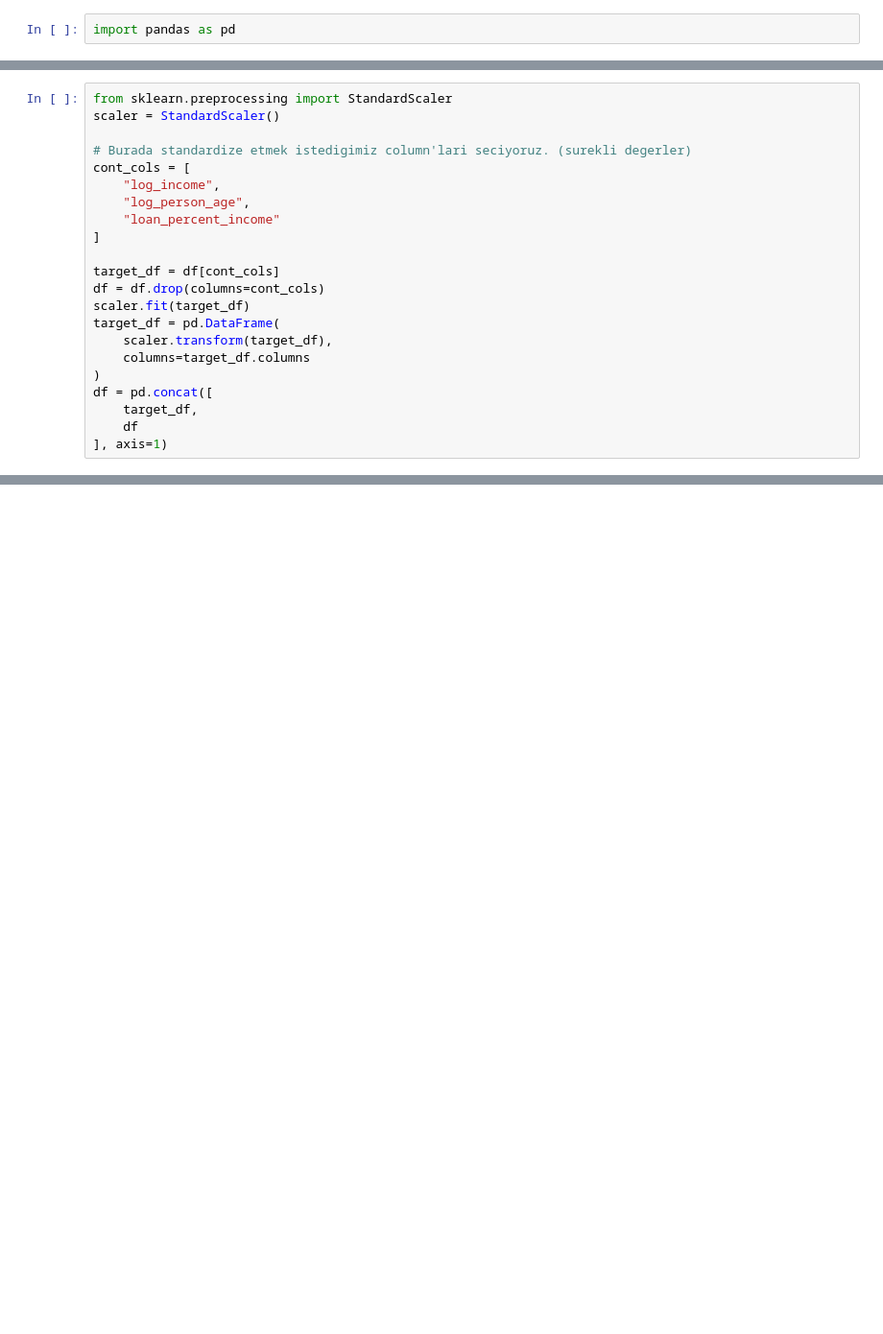
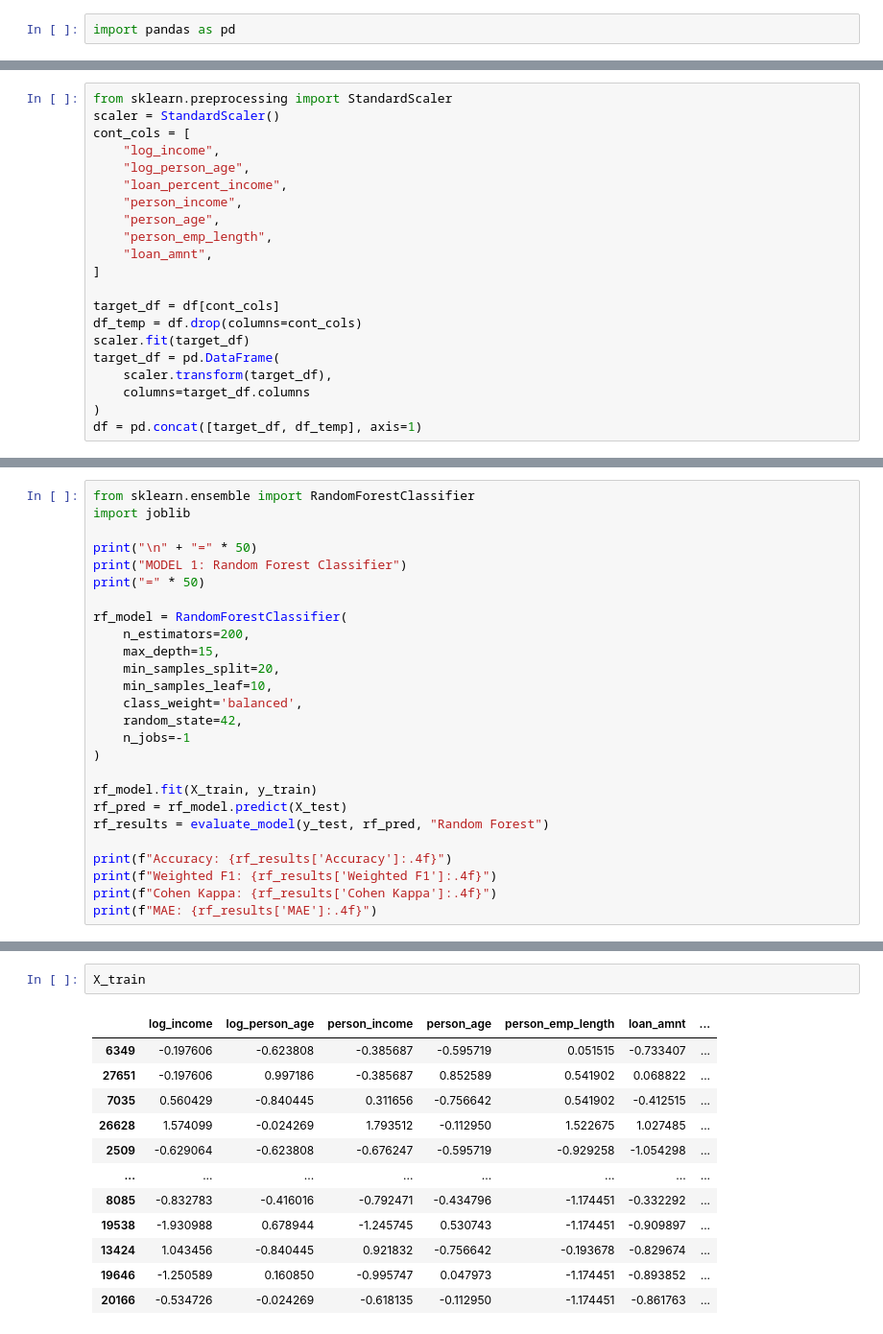
Before and after one commit to ege-eker/Credit-Score-Predict, a Jupyter notebook: train.ipynb, the cells around one changed output, grey strips where cells are left out. Shown at 96% size. Drawn from its saved outputs; the diff is of its cells as text; blank space fills up the shorter version.

Commit message:
feat: introduce inference functions and training notebook

```diff
--- a/train.ipynb
+++ b/train.ipynb
@@ -80,25 +86,24 @@ loan_percent_income         -1.515502  6.231904 -2.865182e-16
 # %%
 from sklearn.preprocessing import StandardScaler
 scaler = StandardScaler()
-
-# Burada standardize etmek istedigimiz column'lari seciyoruz. (surekli degerler)
 cont_cols = [
     "log_income",
     "log_person_age",
-    "loan_percent_income"
+    "loan_percent_income",
+    "person_income",
+    "person_age",
+    "person_emp_length",
+    "loan_amnt",
 ]
 
 target_df = df[cont_cols]
-df = df.drop(columns=cont_cols)
+df_temp = df.drop(columns=cont_cols)
 scaler.fit(target_df)
 target_df = pd.DataFrame(
     scaler.transform(target_df),
     columns=target_df.columns
 )
-df = pd.concat([
-    target_df,
-    df
-], axis=1)
+df = pd.concat([target_df, df_temp], axis=1)
 # %%
 summary = pd.DataFrame({
     'min': df.min(),
@@ -142,0 +191,26 @@ test_y = test_data[predict_cols]
+# %%
+from sklearn.ensemble import RandomForestClassifier
+import joblib
+
+print("\n" + "=" * 50)
+print("MODEL 1: Random Forest Classifier")
+print("=" * 50)
+
+rf_model = RandomForestClassifier(
+    n_estimators=200,
+    max_depth=15,
+    min_samples_split=20,
+    min_samples_leaf=10,
+    class_weight='balanced',
+    random_state=42,
+    n_jobs=-1
+)
+
+rf_model.fit(X_train, y_train)
+rf_pred = rf_model.predict(X_test)
+rf_results = evaluate_model(y_test, rf_pred, "Random Forest")
+
+print(f"Accuracy: {rf_results['Accuracy']:.4f}")
+print(f"Weighted F1: {rf_results['Weighted F1']:.4f}")
+print(f"Cohen Kappa: {rf_results['Cohen Kappa']:.4f}")
+print(f"MAE: {rf_results['MAE']:.4f}")
@@ -142,0 +225,15 @@ test_y = test_data[predict_cols]
+# %%
+X_train
+# %% [output]
+|  | log_income | log_person_age | person_income | person_age | person_emp_length | loan_amnt | ... |
+| 6349 | -0.197606 | -0.623808 | -0.385687 | -0.595719 | 0.051515 | -0.733407 | ... |
+| 27651 | -0.197606 | 0.997186 | -0.385687 | 0.852589 | 0.541902 | 0.068822 | ... |
+| 7035 | 0.560429 | -0.840445 | 0.311656 | -0.756642 | 0.541902 | -0.412515 | ... |
+| 26628 | 1.574099 | -0.024269 | 1.793512 | -0.112950 | 1.522675 | 1.027485 | ... |
+| 2509 | -0.629064 | -0.623808 | -0.676247 | -0.595719 | -0.929258 | -1.054298 | ... |
+| ... | ... | ... | ... | ... | ... | ... | ... |
+| 8085 | -0.832783 | -0.416016 | -0.792471 | -0.434796 | -1.174451 | -0.332292 | ... |
+| 19538 | -1.930988 | 0.678944 | -1.245745 | 0.530743 | -1.174451 | -0.909897 | ... |
+| 13424 | 1.043456 | -0.840445 | 0.921832 | -0.756642 | -0.193678 | -0.829674 | ... |
+| 19646 | -1.250589 | 0.160850 | -0.995747 | 0.047973 | -1.174451 | -0.893852 | ... |
+| 20166 | -0.534726 | -0.024269 | -0.618135 | -0.112950 | -1.174451 | -0.861763 | ... |
```
Also changed, not shown: parts of 22 cells of this notebook, 12 other files.
